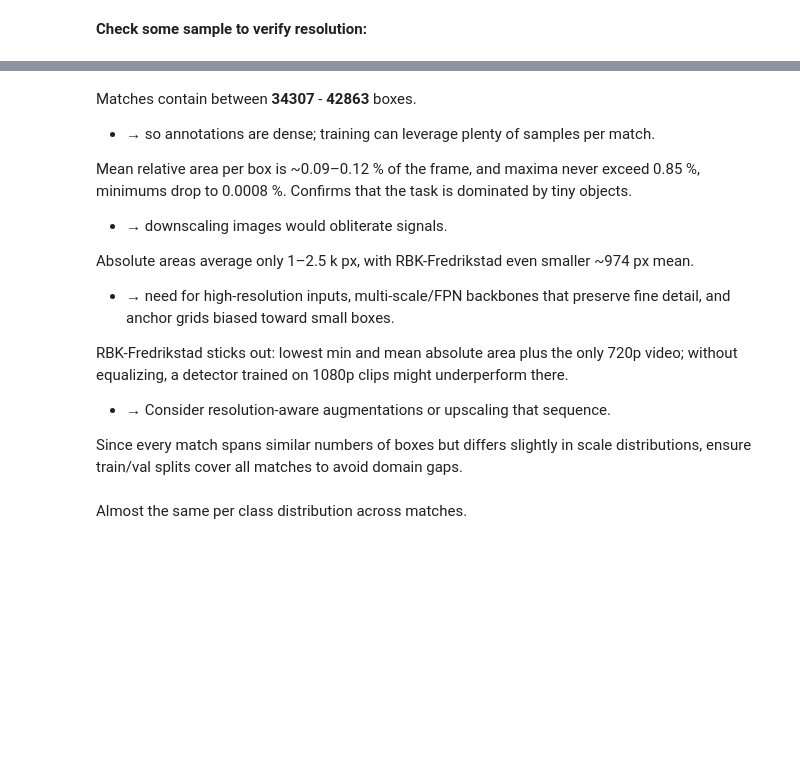
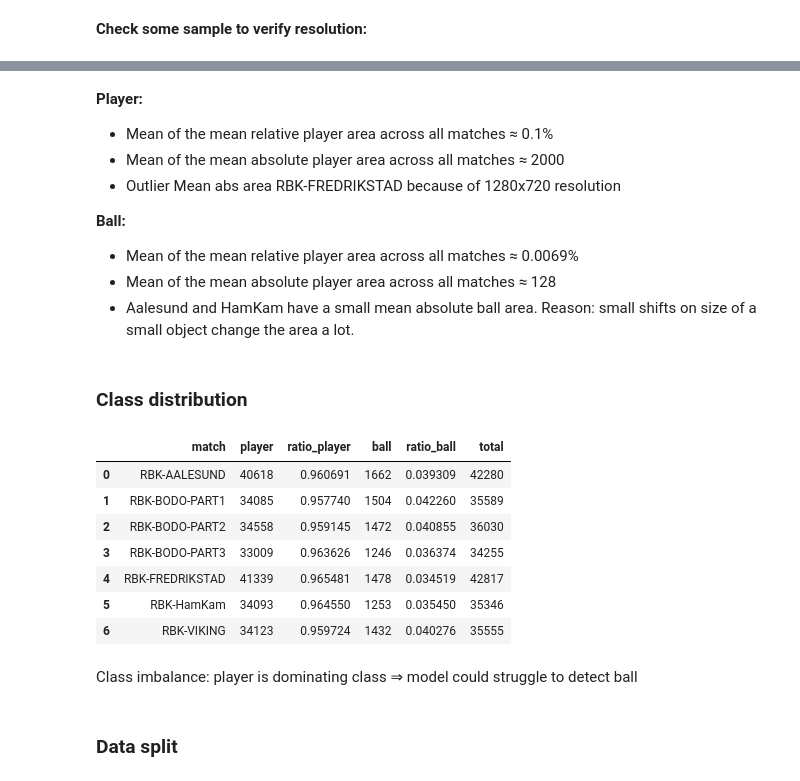
Before and after one commit to eliasls/tdt17-task4-football-2025, a Jupyter notebook: notebooks/exploratory_data_analysis.ipynb, the cells around one changed output, grey strips where cells are left out. Saved outputs shown, nothing was run; the diff lists cells and outputs as text; code cells hidden in the pictures; blank space fills up the shorter version.

```diff
--- a/notebooks/exploratory_data_analysis.ipynb
+++ b/notebooks/exploratory_data_analysis.ipynb
@@ -310,24 +347,28 @@ All sequences are 16:9 (either 1920×1080 or 1280×720). Therefore aspect ratios
 # %%
 importlib.reload(exploratory_data_analysis)
-stats = []
+stats_ball = []
+stats_player = []
 
 for name, path_dict in paths.items():
-    rel_areas, abs_areas = exploratory_data_analysis.collect_bbox_areas(
+    rel_areas_ball, abs_areas_ball, rel_areas_player, abs_areas_player, w, h = exploratory_data_analysis.collect_bbox_areas2(
         path_dict["annotations"]
     )
-    if not rel_areas:
+    if not rel_areas_ball or not rel_areas_player:
         continue
 
-    stats.append({
+    stats_ball.append({
         "sequence": name,
-        "num_boxes": len(rel_areas),
-        "min_rel_area": min(rel_areas),
-        "max_rel_area": max(rel_areas),
-        "mean_rel_area": sum(rel_areas) / len(rel_areas),
-        "min_abs_area": min(abs_areas),
-        "max_abs_area": max(abs_areas),
-        "mean_abs_area": sum(abs_areas) / len(abs_areas),
+        "num_boxes": len(rel_areas_ball),
+        "mean_rel_area": sum(rel_areas_ball) / len(rel_areas_ball),
+        "mean_abs_area": sum(abs_areas_ball) / len(abs_areas_ball),
     })
 
+    stats_player.append({
+        "sequence": name,
+        "num_boxes": len(rel_areas_player),
+        "mean_rel_area": sum(rel_areas_player) / len(rel_areas_player),
+        "mean_abs_area": sum(abs_areas_player) / len(abs_areas_player),
+    })
 
-pd.DataFrame(stats)
+stats_p_pd = pd.DataFrame(stats_player)
+stats_p_pd
@@ -334,37 +432,45 @@ pd.DataFrame(stats)
 # %% [markdown]
+**Player:**
+* Mean of the mean relative player area across all matches ≈ 0.1%
+* Mean of the mean absolute player area across all matches ≈ 2000
+* Outlier Mean abs area RBK-FREDRIKSTAD because of 1280x720 resolution
 
-Matches contain between **34307** - **42863** boxes.
-* &rarr; so annotations are dense; training can leverage plenty of samples per match.
-
-Mean relative area per box is ~0.09–0.12 % of the frame, and maxima never exceed 0.85 %, minimums drop to 0.0008 %. Confirms that the task is dominated by tiny objects.
-* &rarr; downscaling images would obliterate signals.
-
-Absolute areas average only 1–2.5 k px, with RBK-Fredrikstad even smaller ~974 px mean.
-* &rarr; need for high-resolution inputs, multi-scale/FPN backbones that preserve fine detail, and anchor grids biased toward small boxes.
-
-RBK-Fredrikstad sticks out: lowest min and mean absolute area plus the only 720p video; without equalizing, a detector trained on 1080p clips might underperform there.
-* &rarr; Consider resolution-aware augmentations or upscaling that sequence.
-
-Since every match spans similar numbers of boxes but differs slightly in scale distributions, ensure train/val splits cover all matches to avoid domain gaps.
+**Ball:**
+* Mean of the mean relative player area across all matches ≈ 0.0069%
+* Mean of the mean absolute player area across all matches ≈ 128
+* Aalesund and HamKam have a small mean absolute ball area. Reason: small shifts on size of a small object change the area a lot.
+# %% [markdown]
+### Class distribution
 # %%
 importlib.reload(exploratory_data_analysis)
 
 
 class_stats_per_match = []
 for name, path_dict in paths.items():
     player, referee, ball, event_labels = exploratory_data_analysis.load_cvat_track(path_dict["annotations"])
-    total =  player + referee +  ball + event_labels
+    total =  player + referee +  ball
     class_stats_per_match.append({
         "match": name,
-        "player": player,
-        "referee": referee,
+        "player": player + referee,
+        "ratio_player": (player + referee)/total,
         "ball": ball,
-        "event_labels": event_labels,
+        "ratio_ball":ball/total,
         "total": total
     })
 
 pd_class = pd.DataFrame(class_stats_per_match)
 pd_class
+# %% [output]
+|  | match | player | ratio_player | ball | ratio_ball | total |
+| 0 | RBK-AALESUND | 40618 | 0.960691 | 1662 | 0.039309 | 42280 |
+| 1 | RBK-BODO-PART1 | 34085 | 0.957740 | 1504 | 0.042260 | 35589 |
+| 2 | RBK-BODO-PART2 | 34558 | 0.959145 | 1472 | 0.040855 | 36030 |
+| 3 | RBK-BODO-PART3 | 33009 | 0.963626 | 1246 | 0.036374 | 34255 |
+| 4 | RBK-FREDRIKSTAD | 41339 | 0.965481 | 1478 | 0.034519 | 42817 |
+| 5 | RBK-HamKam | 34093 | 0.964550 | 1253 | 0.035450 | 35346 |
+| 6 | RBK-VIKING | 34123 | 0.959724 | 1432 | 0.040276 | 35555 |
 # %% [markdown]
-Almost the same per class distribution across matches.
+Class imbalance: player is dominating class ⇒ model could struggle to detect ball
+# %% [markdown]
+### Data split
 # %%
```
Also changed, not shown: parts of 52 cells of this notebook, 20 other files.
